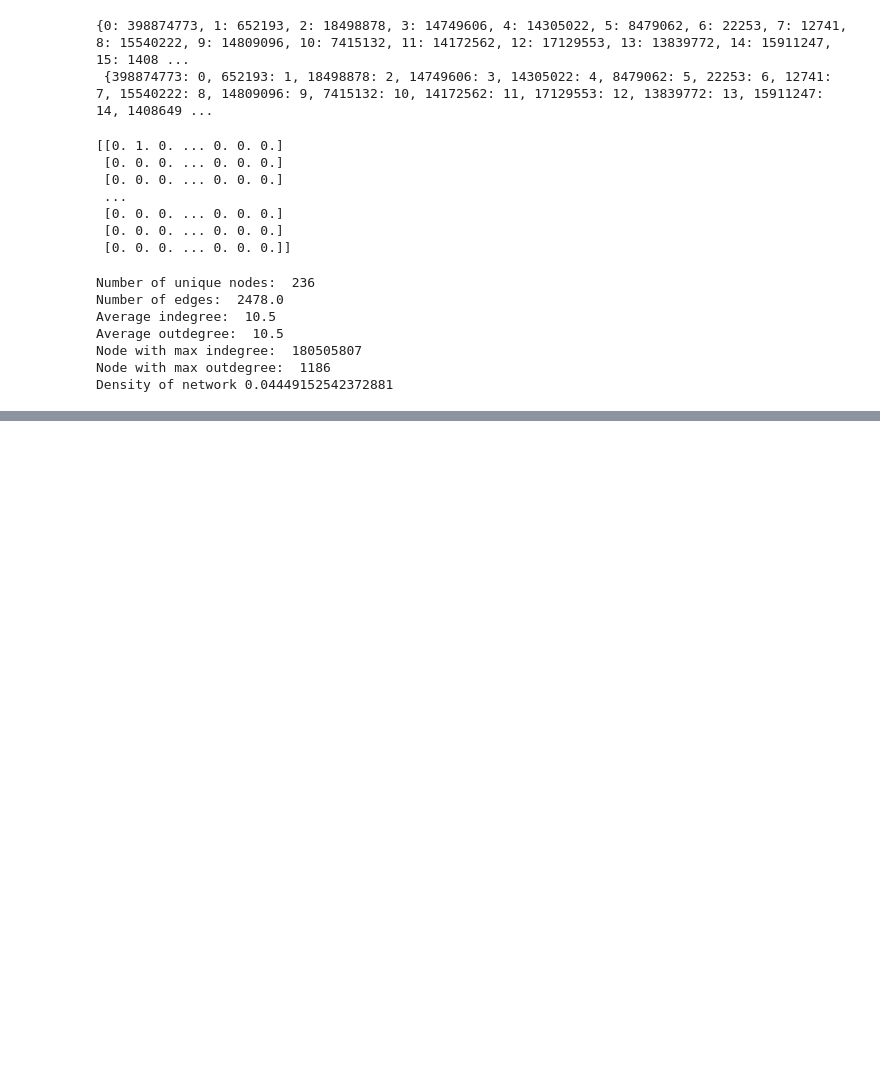
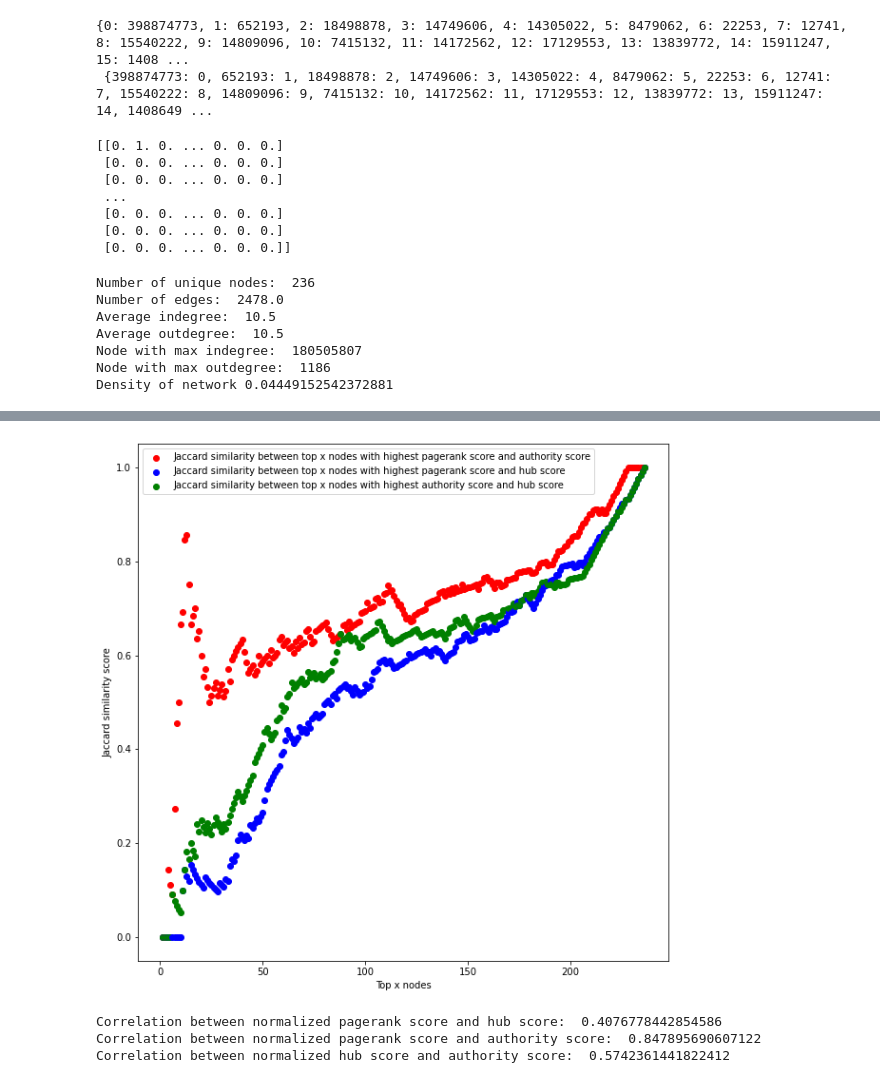
Before and after one commit to Kartik20440/IR_A3, a Jupyter notebook: Q1+Q2.ipynb, the cells around one changed output, grey strips where cells are left out. Cells and saved outputs as stored; diff of their text form; code cells hidden in the pictures; blank space fills up the shorter version.

```diff
--- a/Q1+Q2.ipynb
+++ b/Q1+Q2.ipynb
@@ -142,0 +236,35 @@ plot_lcc_distribution(lcc)
+# %%
+# calculate jaccard similarity between the top 1000 nodes with highest pagerank score, authority score and hub score
+def get_top_x(score_dict, x):
+    sorted_score = sorted(score_dict.items(), key=lambda item: item[1], reverse=True)
+    top_x = []
+    for i in range(x):
+        top_x.append(sorted_score[i][0])
+    return top_x
+
+def jaccard_similarity(set1, set2):
+    intersection = set1.intersection(set2)
+    union = set1.union(set2)
+    return len(intersection)/len(union)
+
+plt.figure(figsize=(10,10))
+#plot the jaccard similarity score
+for i in range(1, 237):
+    top_x_pagerank = get_top_x(pagerank_score, i)
+    top_x_authority = get_top_x(authority_score, i)
+    top_x_hub = get_top_x(hub_score, i)
+
+    jaccard_pagerank_authority = jaccard_similarity(set(top_x_pagerank), set(top_x_authority))
+    jaccard_pagerank_hub = jaccard_similarity(set(top_x_pagerank), set(top_x_hub))
+    jaccard_authority_hub = jaccard_similarity(set(top_x_authority), set(top_x_hub))
+
+    plt.scatter(i, jaccard_pagerank_authority, color='red')
+    plt.scatter(i, jaccard_pagerank_hub, color='blue')
+    plt.scatter(i, jaccard_authority_hub, color='green')
+
+plt.xlabel('Top x nodes')
+plt.ylabel('Jaccard similarity score')
+plt.legend(['Jaccard similarity between top x nodes with highest pagerank score and authority score', 'Jaccard similarity between top x nodes with highest pagerank score and hub score', 'Jaccard similarity between top x nodes with highest authority score and hub score'])
+plt.show()
+# %% [output]
+[figure, added]
@@ -142,0 +292,9 @@ plot_lcc_distribution(lcc)
+# %%
+# find correlation between normalized pagerank score, hub score and authority score
+print('Correlation between normalized pagerank score and hub score: ', np.corrcoef(norm_pagerank_score, norm_hub_score)[0,1])
+print('Correlation between normalized pagerank score and authority score: ', np.corrcoef(norm_pagerank_score, norm_authority_score)[0,1])
+print('Correlation between normalized hub score and authority score: ', np.corrcoef(norm_hub_score, norm_authority_score)[0,1])
+# %% [output]
+Correlation between normalized pagerank score and hub score:  0.4076778442854586
+Correlation between normalized pagerank score and authority score:  0.847895690607122
+Correlation between normalized hub score and authority score:  0.5742361441822412
```
Also changed, not shown: parts of 10 cells of this notebook.
